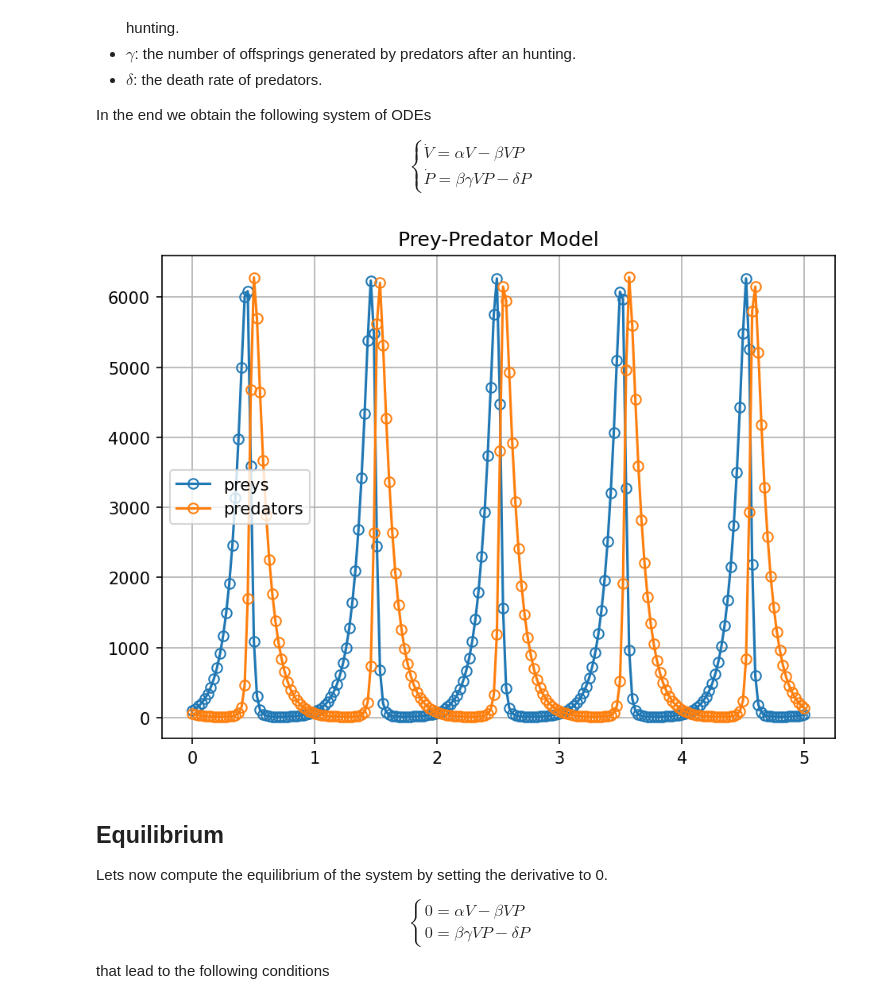
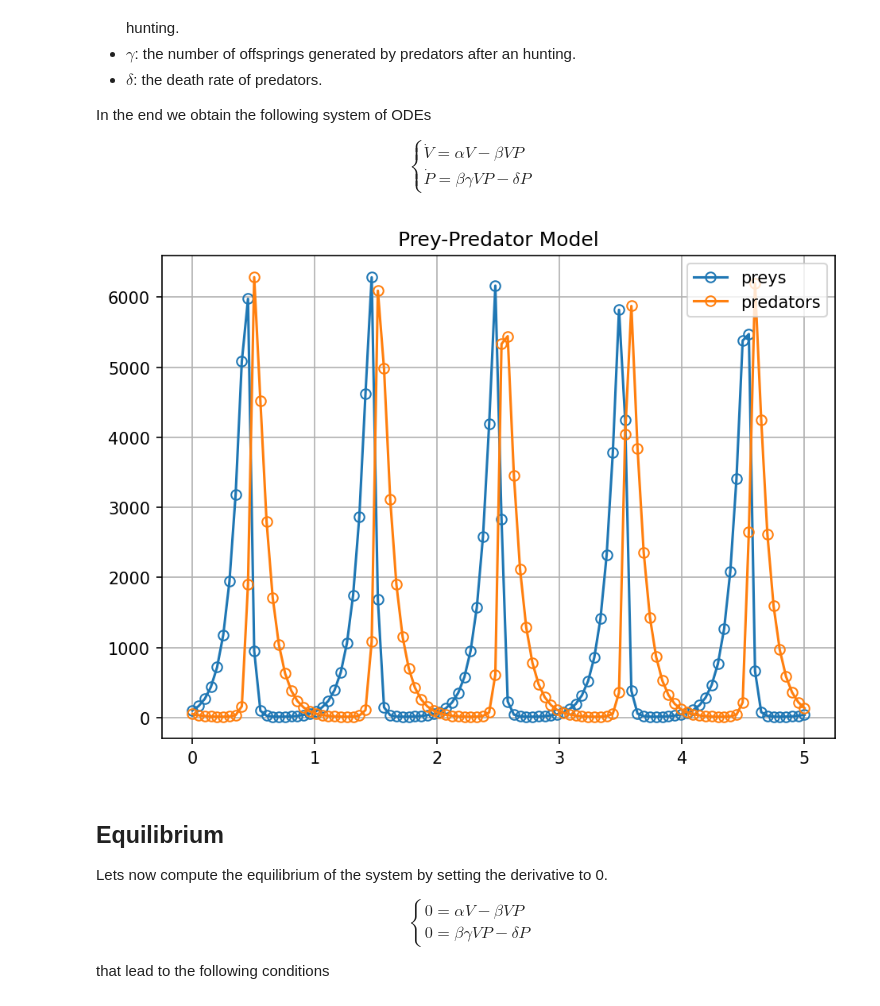
Before and after one commit to FedericoBustaffa/cmcs, a Jupyter notebook: notebooks/prey_predators.ipynb, the cells around one changed output. Saved outputs shown, nothing was run; the diff lists cells and outputs as text; code cells hidden in the pictures.

```diff
--- a/notebooks/prey_predators.ipynb
+++ b/notebooks/prey_predators.ipynb
@@ -26,35 +26,35 @@ $$
 # %%
 import matplotlib.pyplot as plt
 from scipy.integrate import odeint
 import numpy as np
 
 
 def prey_predator(y, t, alpha, beta, gamma, delta):
     v, p = y
     dvdt = alpha * v - beta * v * p
     dpdt = beta * gamma * v * p - delta * p
     return dvdt, dpdt
 
 
-alpha = 10 # preys birth rate
-beta = 0.01 # hunting rate
-gamma = 1 # predators reproduction rate
-delta = 10 # predators death rate
+alpha = 10  # preys birth rate
+beta = 0.01  # hunting rate
+gamma = 1  # predators reproduction rate
+delta = 10  # predators death rate
 
 y0 = [100, 50]
-time = np.linspace(0, 5, 200)
+time = np.linspace(0, 5, 100)
 sol = odeint(prey_predator, y0, time, args=(alpha, beta, gamma, delta))
 
 plt.figure(dpi=150)
 plt.title("Prey-Predator Model")
 plt.plot(time, sol[:, 0], marker="o", mfc="none", label="preys")
 plt.plot(time, sol[:, 1], marker="o", mfc="none", label="predators")
 plt.grid()
 plt.legend()
 plt.tight_layout()
 plt.show()
 # %% [output]
-[figure, old version]
+[figure, new version]
 # %% [markdown]
 ## Equilibrium
 
```
Also changed, not shown: parts of 1 cell of this notebook, 1 other file.
